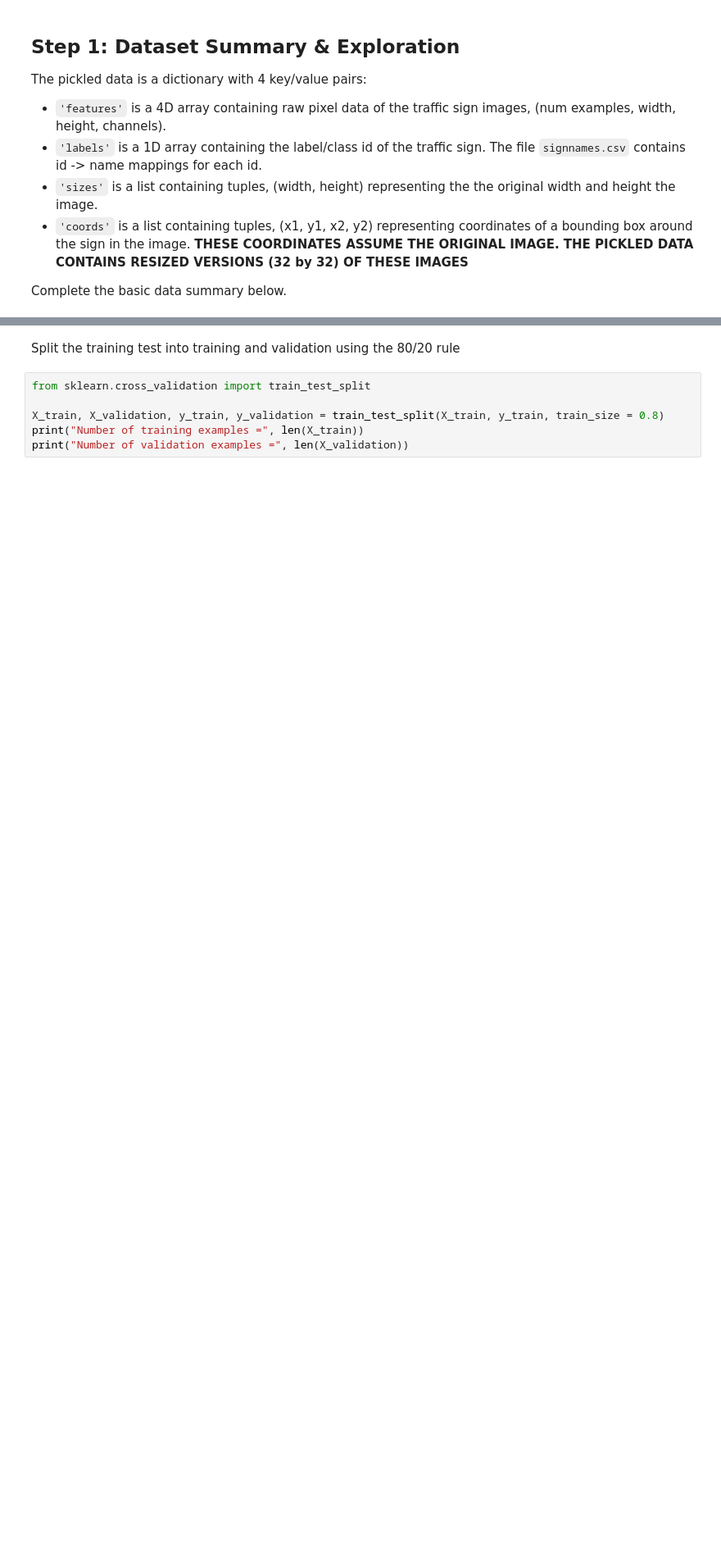
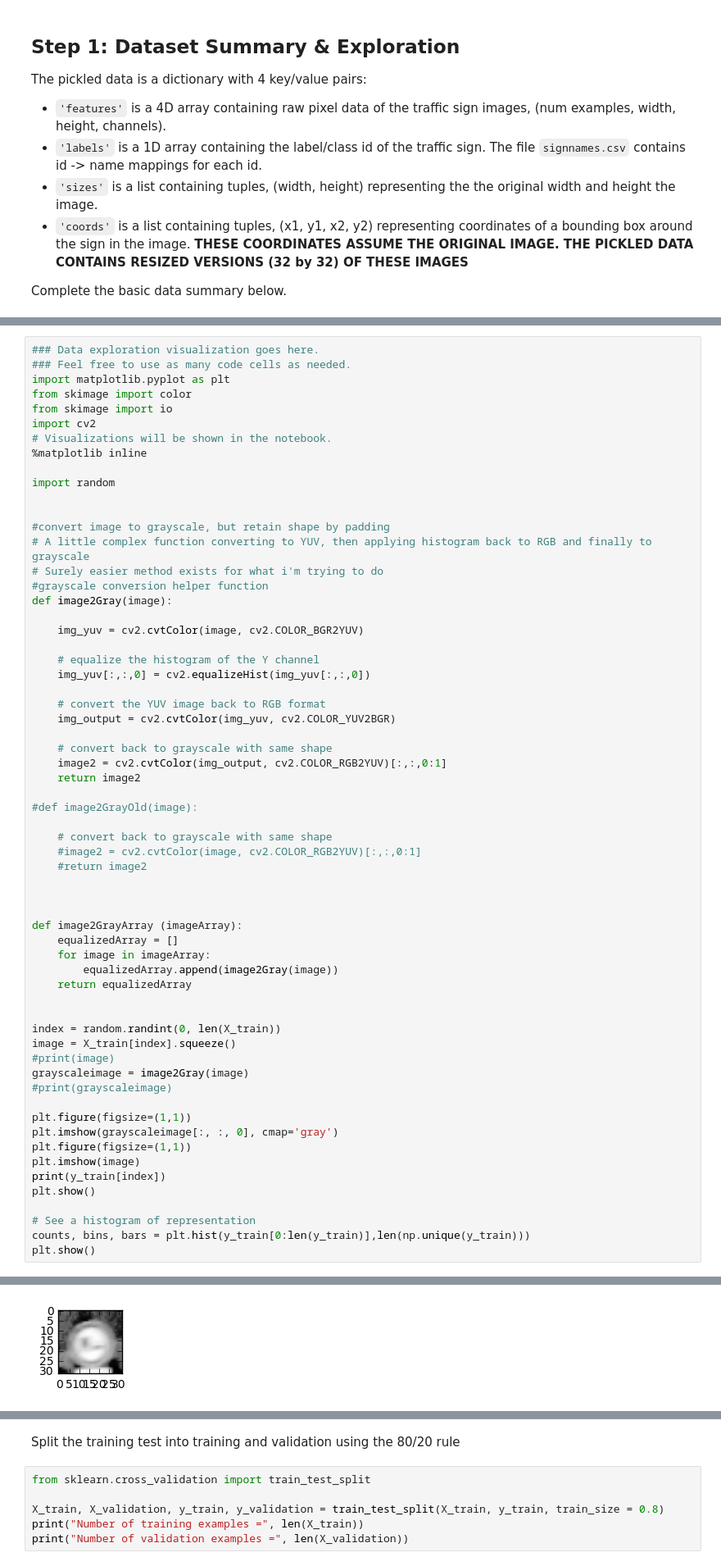
Before and after one commit to rmohan80/CarND-Traffic-Sign-Classifier-Project, a Jupyter notebook: Traffic_Sign_Classifier.ipynb, the cells around one changed output, grey strips where cells are left out. Shown at 82% size. Saved outputs shown, nothing was run; the diff lists cells and outputs as text; blank space fills up the shorter version.

Commit message:
v1.5 - Initial Image augmentation complete
Small data set augmentation ready

```diff
--- a/Traffic_Sign_Classifier.ipynb
+++ b/Traffic_Sign_Classifier.ipynb
@@ -61,0 +77,63 @@ print("Image data shape =", image_shape)
+# %%
+### Data exploration visualization goes here.
+### Feel free to use as many code cells as needed.
+import matplotlib.pyplot as plt
+from skimage import color
+from skimage import io
+import cv2
+# Visualizations will be shown in the notebook.
+%matplotlib inline
+
+import random
+
+
+#convert image to grayscale, but retain shape by padding
+# A little complex function converting to YUV, then applying histogram back to RGB and finally to grayscale
+# Surely easier method exists for what i'm trying to do
+#grayscale conversion helper function
+def image2Gray(image):
+
+    img_yuv = cv2.cvtColor(image, cv2.COLOR_BGR2YUV)
+
+    # equalize the histogram of the Y channel
+    img_yuv[:,:,0] = cv2.equalizeHist(img_yuv[:,:,0])
+
+    # convert the YUV image back to RGB format
+    img_output = cv2.cvtColor(img_yuv, cv2.COLOR_YUV2BGR)
+
+    # convert back to grayscale with same shape
+    image2 = cv2.cvtColor(img_output, cv2.COLOR_RGB2YUV)[:,:,0:1]
+    return image2
+
+#def image2GrayOld(image):
+
+    # convert back to grayscale with same shape
+    #image2 = cv2.cvtColor(image, cv2.COLOR_RGB2YUV)[:,:,0:1]
+    #return image2
+
+
+
+def image2GrayArray (imageArray):
+    equalizedArray = []
+    for image in imageArray:
+        equalizedArray.append(image2Gray(image))
+    return equalizedArray
+
+
+index = random.randint(0, len(X_train))
+image = X_train[index].squeeze()
+#print(image)
+grayscaleimage = image2Gray(image)
+#print(grayscaleimage)
+
+plt.figure(figsize=(1,1))
+plt.imshow(grayscaleimage[:, :, 0], cmap='gray')
+plt.figure(figsize=(1,1))
+plt.imshow(image)
+print(y_train[index])
+plt.show()
+
+# See a histogram of representation
+counts, bins, bars = plt.hist(y_train[0:len(y_train)],len(np.unique(y_train)))
+plt.show()
+# %% [output]
@@ -61,0 +141 @@ print("Image data shape =", image_shape)
+[figure, added]
```
Also changed, not shown: parts of 9 cells of this notebook.
